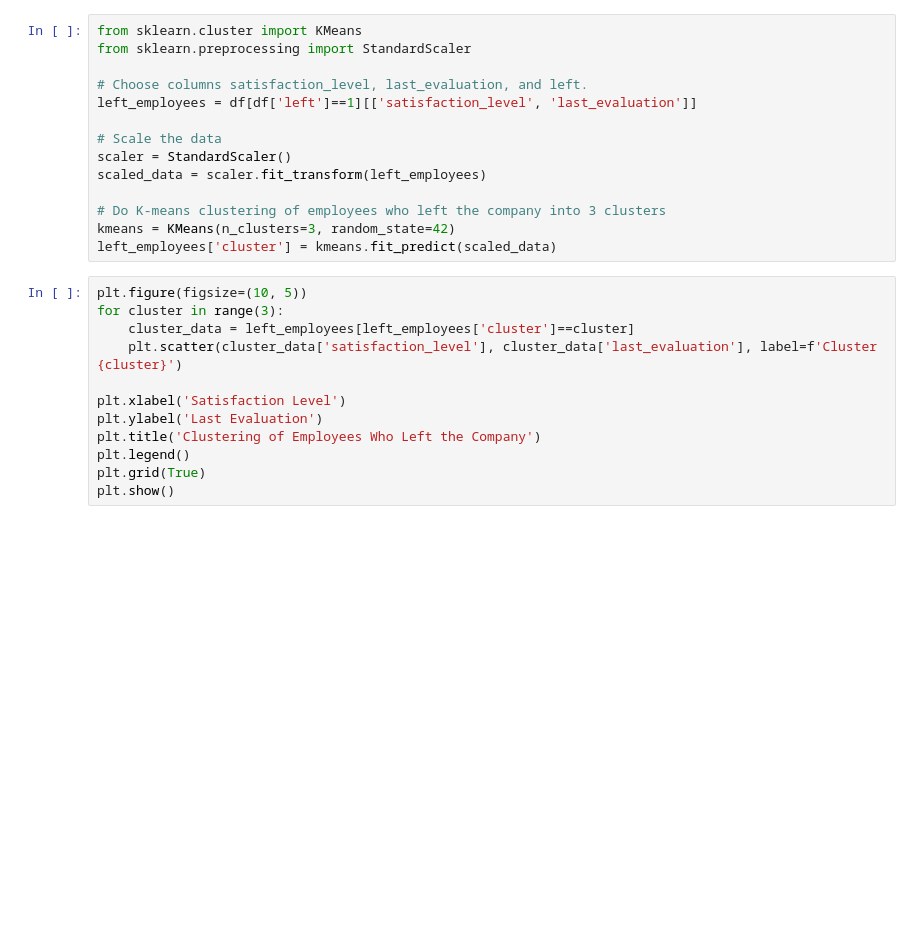
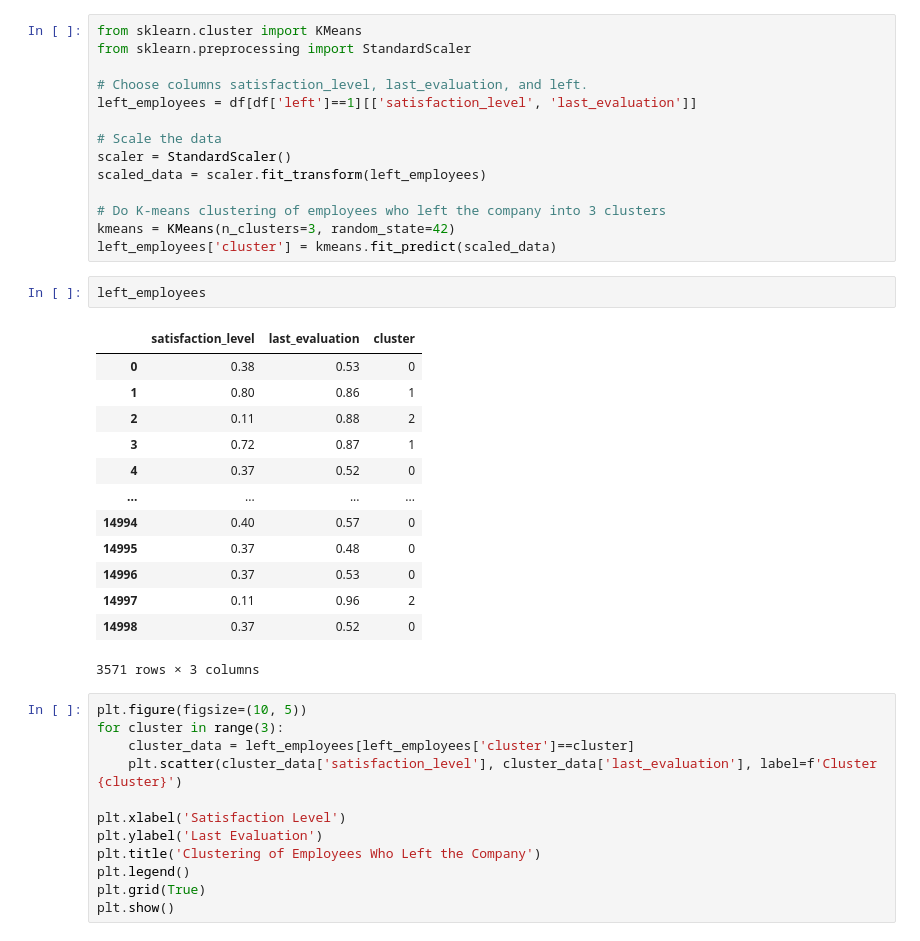
Before and after one commit to khoinguyentm/course-end-3, a Jupyter notebook: main.ipynb, the cells around one changed output. Drawn from its saved outputs; the diff is of its cells as text; blank space fills up the shorter version.

```diff
--- a/main.ipynb
+++ b/main.ipynb
@@ -143,6 +143,22 @@ scaled_data = scaler.fit_transform(left_employees)
 # Do K-means clustering of employees who left the company into 3 clusters
 kmeans = KMeans(n_clusters=3, random_state=42)
 left_employees['cluster'] = kmeans.fit_predict(scaled_data)
+# %%
+left_employees
+# %% [output]
+|  | satisfaction_level | last_evaluation | cluster |
+| 0 | 0.38 | 0.53 | 0 |
+| 1 | 0.80 | 0.86 | 1 |
+| 2 | 0.11 | 0.88 | 2 |
+| 3 | 0.72 | 0.87 | 1 |
+| 4 | 0.37 | 0.52 | 0 |
+| ... | ... | ... | ... |
+| 14994 | 0.40 | 0.57 | 0 |
+| 14995 | 0.37 | 0.48 | 0 |
+| 14996 | 0.37 | 0.53 | 0 |
+| 14997 | 0.11 | 0.96 | 2 |
+| 14998 | 0.37 | 0.52 | 0 |
+3571 rows × 3 columns
 # %%
 plt.figure(figsize=(10, 5))
 for cluster in range(3):
```
Also changed, not shown: parts of 6 cells of this notebook.
